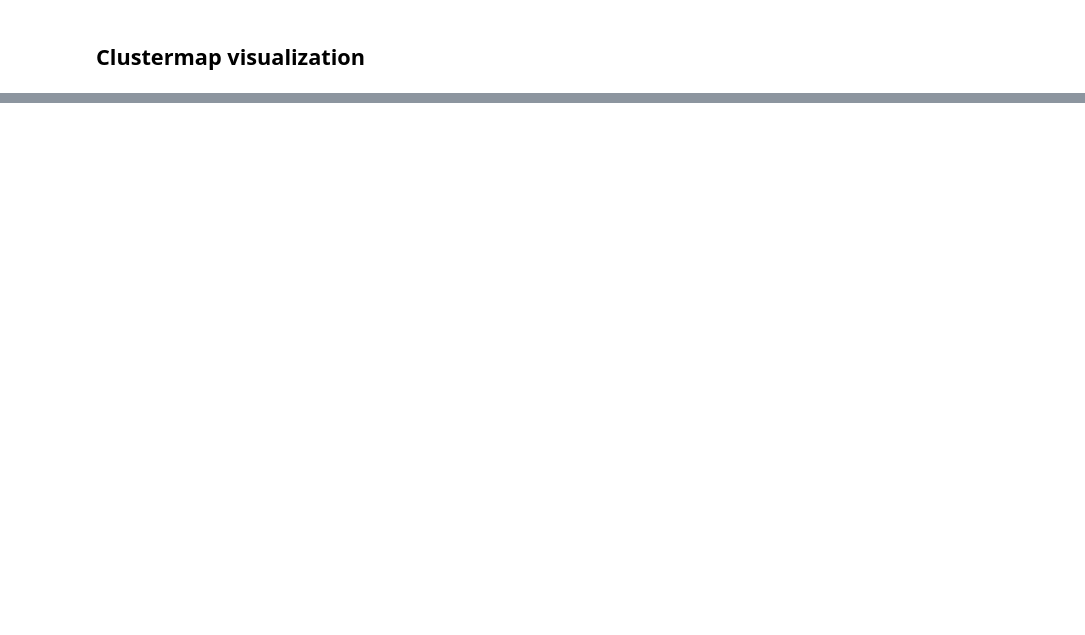
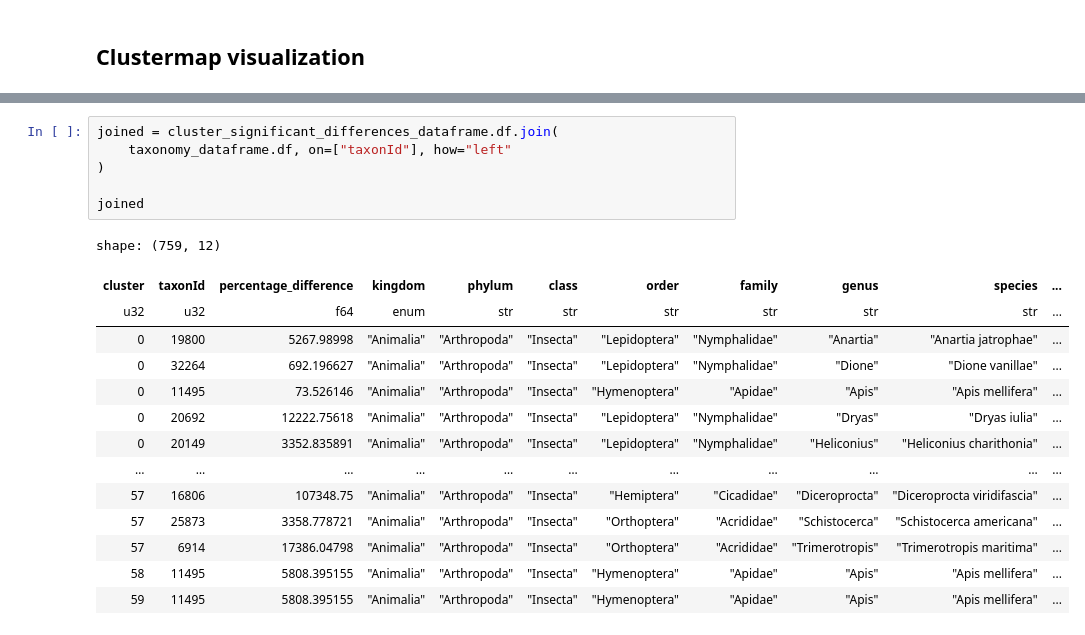
Before and after one commit to frewsxcv/citizen-science-bioregionalization, a Jupyter notebook: Workspace.ipynb, the cells around one changed output, grey strips where cells are left out. Drawn from its saved outputs; the diff is of its cells as text; blank space fills up the shorter version.

```diff
--- a/Workspace.ipynb
+++ b/Workspace.ipynb
@@ -550,3 +567,24 @@ create_dimensionality_reduction_plot(
+# %%
+joined = cluster_significant_differences_dataframe.df.join(
+    taxonomy_dataframe.df, on=["taxonId"], how="left"
+)
+
+joined
+# %% [output]
+shape: (759, 12)
+| cluster | taxonId | percentage_difference | kingdom | phylum | class | order | family | genus | species | ... |
+| u32 | u32 | f64 | enum | str | str | str | str | str | str | ... |
+| 0 | 19800 | 5267.98998 | "Animalia" | "Arthropoda" | "Insecta" | "Lepidoptera" | "Nymphalidae" | "Anartia" | "Anartia jatrophae" | ... |
+| 0 | 32264 | 692.196627 | "Animalia" | "Arthropoda" | "Insecta" | "Lepidoptera" | "Nymphalidae" | "Dione" | "Dione vanillae" | ... |
+| 0 | 11495 | 73.526146 | "Animalia" | "Arthropoda" | "Insecta" | "Hymenoptera" | "Apidae" | "Apis" | "Apis mellifera" | ... |
+| 0 | 20692 | 12222.75618 | "Animalia" | "Arthropoda" | "Insecta" | "Lepidoptera" | "Nymphalidae" | "Dryas" | "Dryas iulia" | ... |
+| 0 | 20149 | 3352.835891 | "Animalia" | "Arthropoda" | "Insecta" | "Lepidoptera" | "Nymphalidae" | "Heliconius" | "Heliconius charithonia" | ... |
+| … | … | … | … | … | … | … | … | … | … | ... |
+| 57 | 16806 | 107348.75 | "Animalia" | "Arthropoda" | "Insecta" | "Hemiptera" | "Cicadidae" | "Diceroprocta" | "Diceroprocta viridifascia" | ... |
+| 57 | 25873 | 3358.778721 | "Animalia" | "Arthropoda" | "Insecta" | "Orthoptera" | "Acrididae" | "Schistocerca" | "Schistocerca americana" | ... |
+| 57 | 6914 | 17386.04798 | "Animalia" | "Arthropoda" | "Insecta" | "Orthoptera" | "Acrididae" | "Trimerotropis" | "Trimerotropis maritima" | ... |
+| 58 | 11495 | 5808.395155 | "Animalia" | "Arthropoda" | "Insecta" | "Hymenoptera" | "Apidae" | "Apis" | "Apis mellifera" | ... |
+| 59 | 11495 | 5808.395155 | "Animalia" | "Arthropoda" | "Insecta" | "Hymenoptera" | "Apidae" | "Apis" | "Apis mellifera" | ... |
 # %%
 import seaborn as sns
 import polars as pl
```
Also changed, not shown: parts of 6 cells of this notebook.
